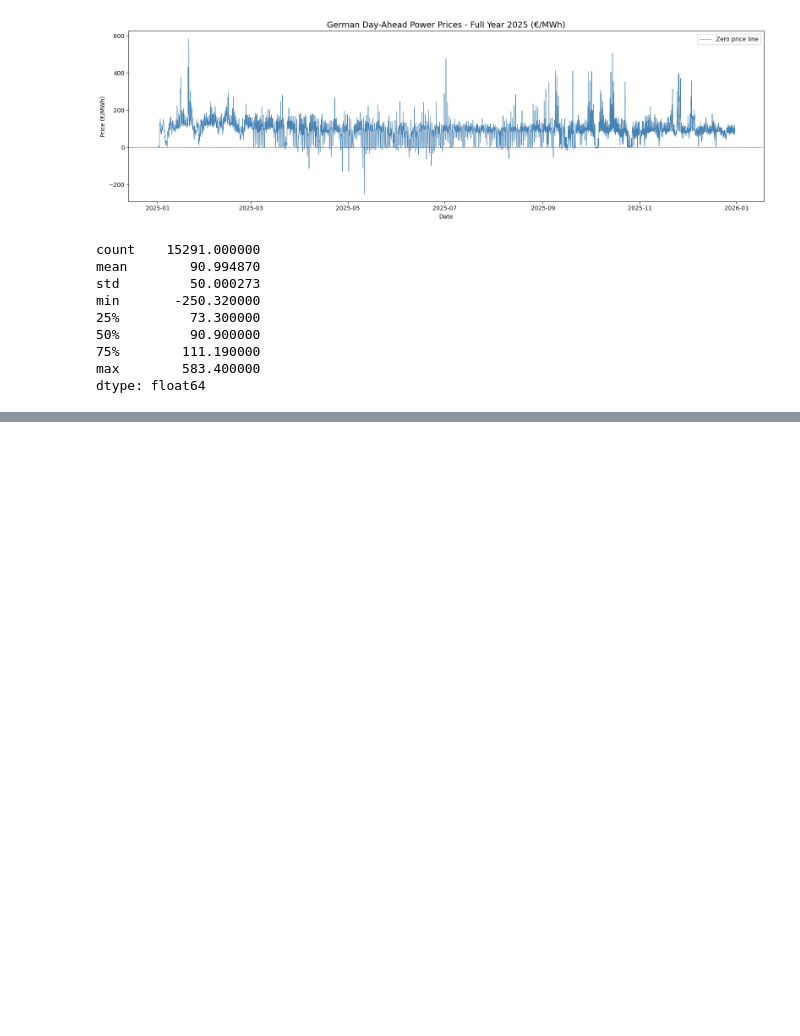
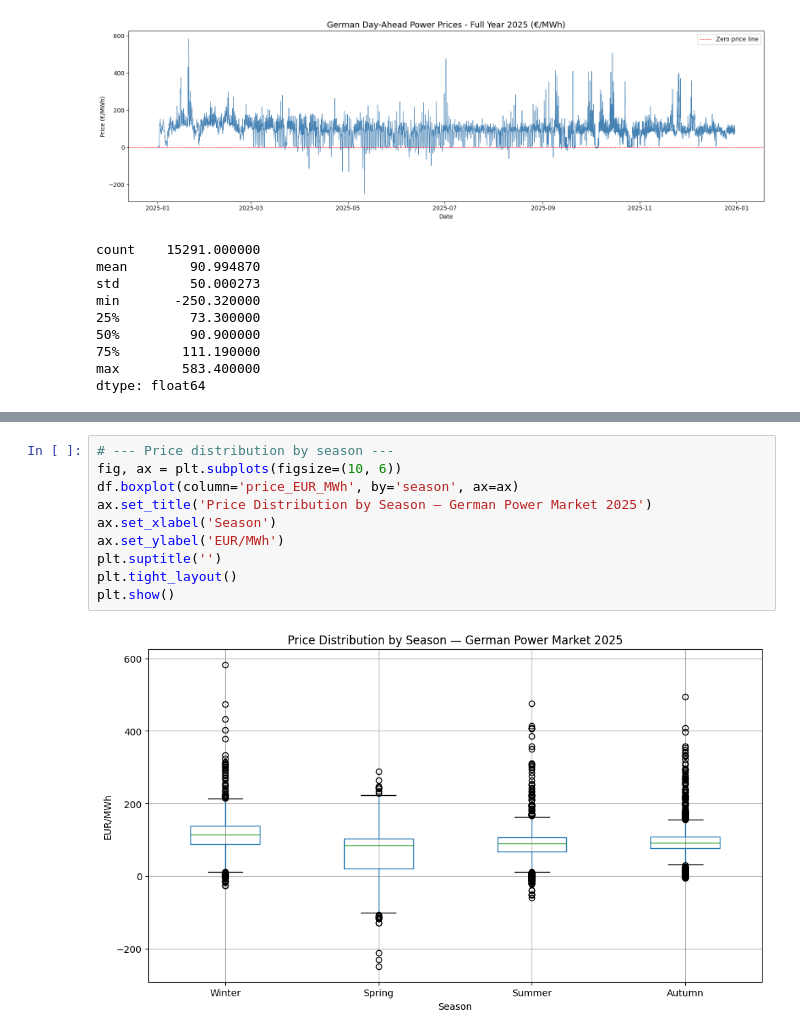
Before and after one commit to mhshehata/energy-price-forecast, a Jupyter notebook: notebooks/01_data_exploration.ipynb, the cells around one changed output, grey strips where cells are left out. Drawn from its saved outputs; the diff is of its cells as text; blank space fills up the shorter version.

```diff
--- a/notebooks/01_data_exploration.ipynb
+++ b/notebooks/01_data_exploration.ipynb
@@ -59,0 +192,12 @@ dtype: float64
+# %%
+# --- Price distribution by season ---
+fig, ax = plt.subplots(figsize=(10, 6))
+df.boxplot(column='price_EUR_MWh', by='season', ax=ax)
+ax.set_title('Price Distribution by Season — German Power Market 2025')
+ax.set_xlabel('Season')
+ax.set_ylabel('EUR/MWh')
+plt.suptitle('')
+plt.tight_layout()
+plt.show()
+# %% [output]
+[figure, added]
```
Also changed, not shown: parts of 7 cells of this notebook, 1 other file.
